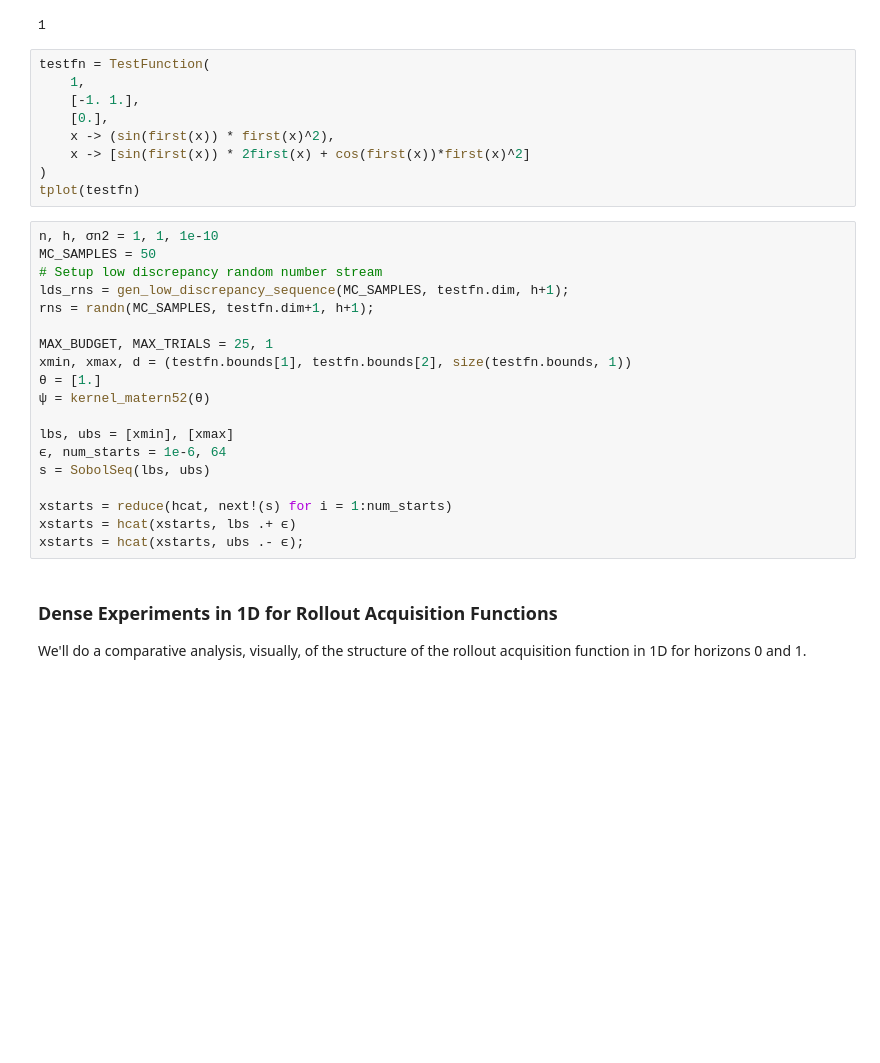
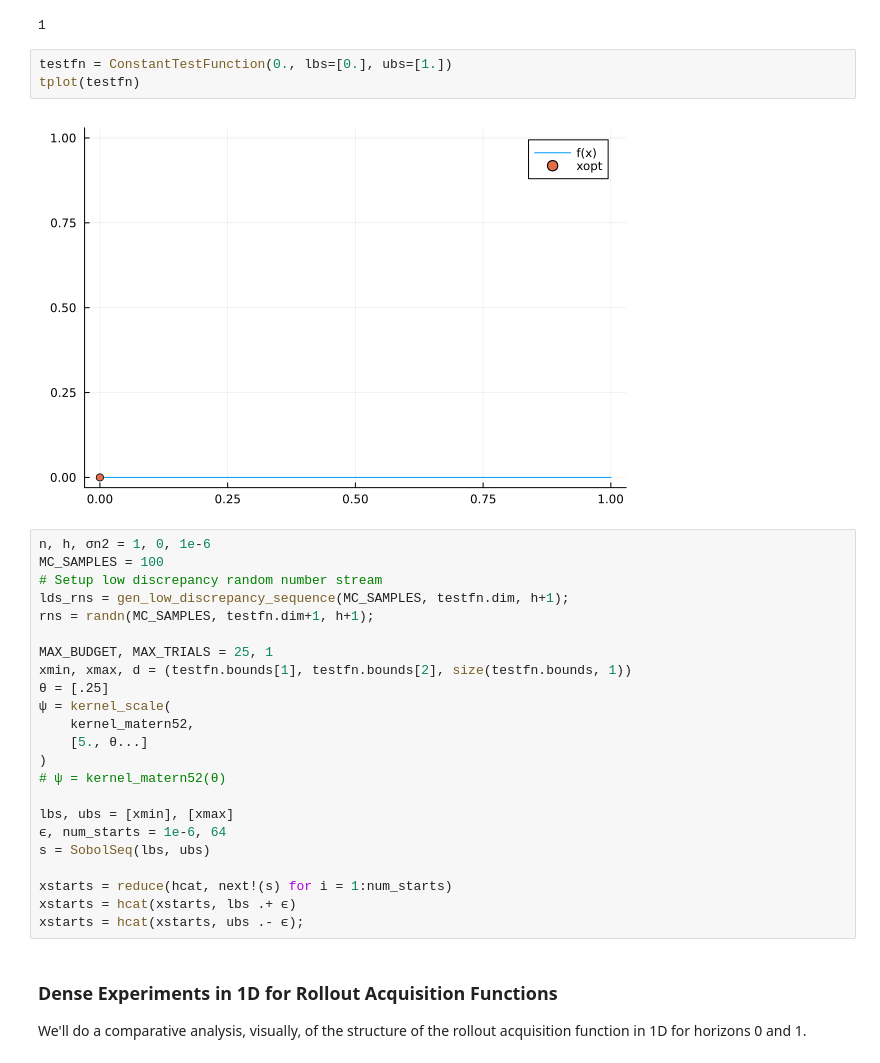
Before and after one commit to DarianNwankwo/rollout_bayesian_optimization, a Jupyter notebook: notebooks/refactor_check.ipynb, the cells around one changed output. Cells and saved outputs as stored; diff of their text form; blank space fills up the shorter version.

```diff
--- a/notebooks/refactor_check.ipynb
+++ b/notebooks/refactor_check.ipynb
@@ -31,26 +24,26 @@ sample_random_matrix (generic function with 1 method)
 BUDGET = 1
 # %% [output]
 1
-# %%
-testfn = TestFunction(
-    1,
-    [-1. 1.],
-    [0.],
-    x -> (sin(first(x)) * first(x)^2),
-    x -> [sin(first(x)) * 2first(x) + cos(first(x))*first(x)^2]
-)
-tplot(testfn)
+# %%
+testfn = ConstantTestFunction(0., lbs=[0.], ubs=[1.])
+tplot(testfn)
+# %% [output]
+[figure, added]
 # %%
-n, h, σn2 = 1, 1, 1e-10
-MC_SAMPLES = 50
+n, h, σn2 = 1, 0, 1e-6
+MC_SAMPLES = 100
 # Setup low discrepancy random number stream
 lds_rns = gen_low_discrepancy_sequence(MC_SAMPLES, testfn.dim, h+1);
 rns = randn(MC_SAMPLES, testfn.dim+1, h+1);
 
 MAX_BUDGET, MAX_TRIALS = 25, 1
 xmin, xmax, d = (testfn.bounds[1], testfn.bounds[2], size(testfn.bounds, 1))
-θ = [1.]
-ψ = kernel_matern52(θ)
+θ = [.25]
+ψ = kernel_scale(
+    kernel_matern52,
+    [5., θ...]
+)
+# ψ = kernel_matern52(θ)
 
 lbs, ubs = [xmin], [xmax]
 ϵ, num_starts = 1e-6, 64
```
Also changed, not shown: parts of 16 cells of this notebook, 4 other files.
